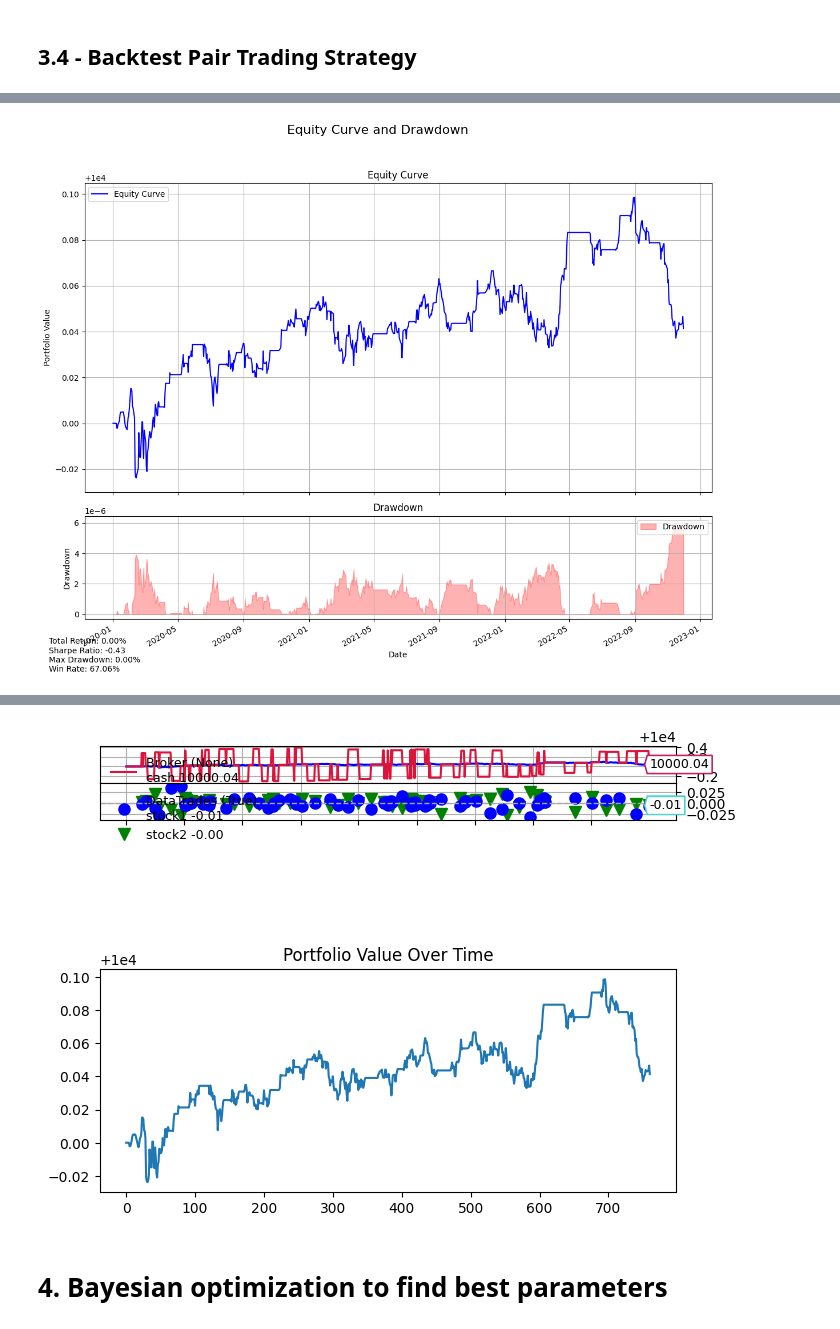
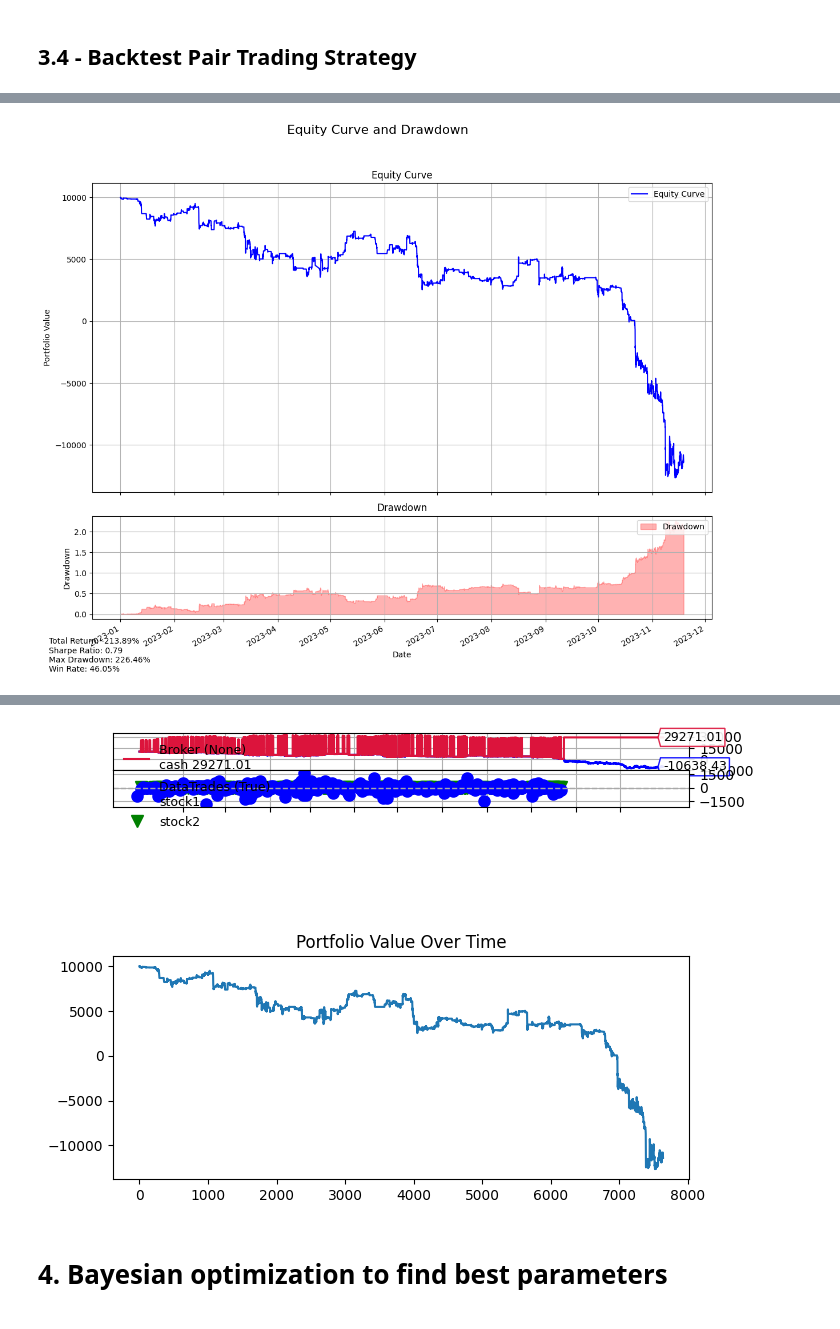
Before and after one commit to Renuto/Trading-Algorithmic, a Jupyter notebook: Statistical Arbitrage/statistical_arbitrage_with_bayesian_optimization.ipynb, the cells around one changed output, grey strips where cells are left out. Cells and saved outputs as stored; diff of their text form; code cells hidden in the pictures.

```diff
--- a/Statistical Arbitrage/statistical_arbitrage_with_bayesian_optimization.ipynb
+++ b/Statistical Arbitrage/statistical_arbitrage_with_bayesian_optimization.ipynb
@@ -126,3 +181,35 @@ Completed downloading data for all stocks.
+# %%
+from pykalman import KalmanFilter
+import numpy as np
+import pandas as pd
+import os
+from bokeh.plotting import figure, show
+from bokeh.models import ColumnDataSource
+
+# Crear un DataFrame a partir de los resultados
+state_means_df = pd.DataFrame(state_means, columns=['hedge ratio', 'intercept'])
+stock1_data = load_stock_data('AUDCHF=X')
+stock2_data = load_stock_data('NZDCHF=X')
+common_dates = stock1_data.index.intersection(stock2_data.index)
+
+state_means_df['tday'] = common_dates # Asignar fechas
+
+# Convertir a ColumnDataSource para Bokeh
+kf_for_plot = ColumnDataSource(state_means_df)
+
+# Crear la figura de Bokeh para visualización
+p1 = figure(x_axis_type="datetime", title="Slope/Hedge Ratio")
+p1.grid.grid_line_alpha = 0.3
+p1.xaxis.axis_label = 'Date'
+p1.yaxis.axis_label = 'Hedge Ratio'
+
+# Añadir las líneas al gráfico
+p1.line('tday', 'hedge ratio', color='#A6CEE3', legend_label='slope/hedge ratio', source=kf_for_plot)
+p1.line('tday', 'intercept', color='#FB9A99', legend_label='intercept/moving avg', source=kf_for_plot)
+p1.legend.location = "top_left"
+
+# Mostrar el gráfico
+show(p1)
 # %%
 import numpy as np
 import pandas as pd
@@ -639,8 +721,8 @@ def main():
     # Define all parameters
     params = {
         # Data parameters
-        'stock1': "AUDCAD=X",
-        'stock2': "AUDEUR=X",
+        'stock1': "BTC-USD",
+        'stock2': "ETH-USD",
         'start_date': '2020-01-01',
         'end_date': '2023-01-01',
 
@@ -657,8 +739,8 @@ def main():
     }
 
     # Load data
-    df1 = pd.read_csv(f'data/{params["stock1"]}.csv', index_col='Date', parse_dates=True)
-    df2 = pd.read_csv(f'data/{params["stock2"]}.csv', index_col='Date', parse_dates=True)
+    df1 = pd.read_csv(f'data/{params["stock1"]}.csv', index_col='Datetime', parse_dates=True)
+    df2 = pd.read_csv(f'data/{params["stock2"]}.csv', index_col='Datetime', parse_dates=True)
 
     # Ensure both stocks have the same date range
     common_dates = df1.index.intersection(df2.index)
@@ -731,7 +813,7 @@ Backtest Results:
-[figure, old version]
+[figure, new version]
 [interactive output not drawn]
 [interactive output not drawn]
-[figure, old version]
+[figure, new version]
 # %% [markdown]
 # 4. Bayesian optimization to find best parameters
 # %% [markdown]
```
Also changed, not shown: parts of 15 cells of this notebook.
